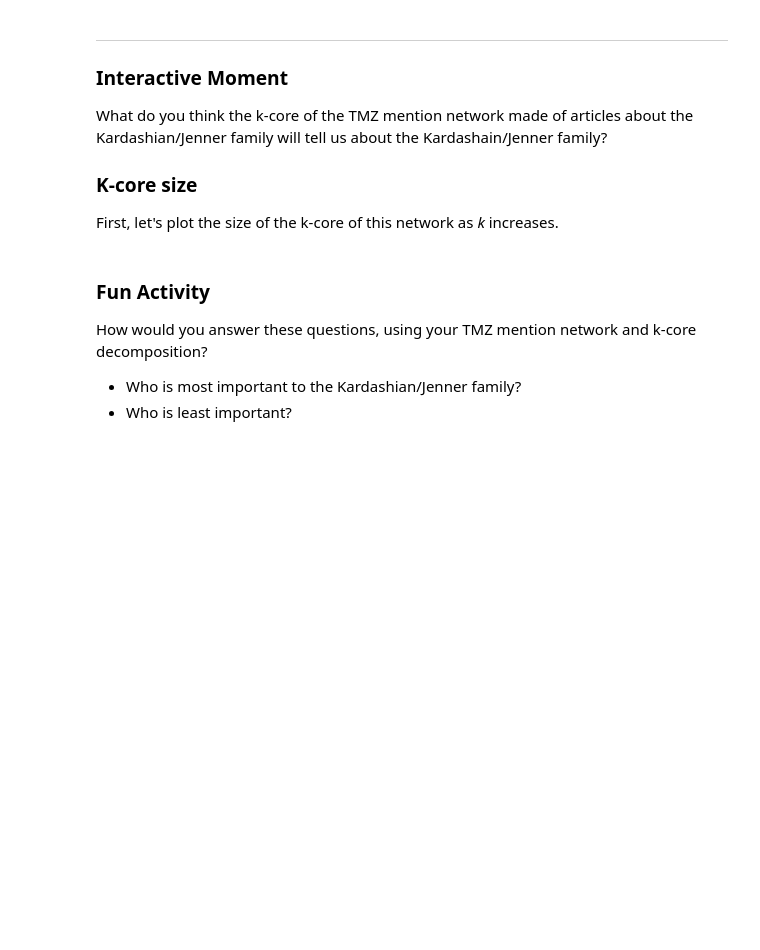
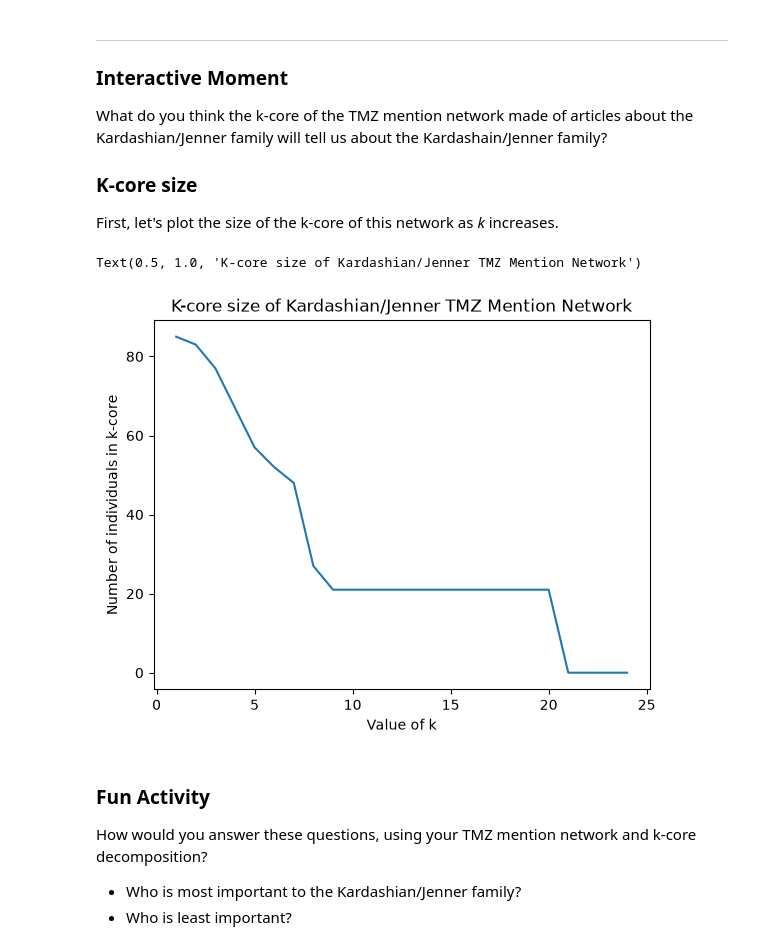
Before and after one commit to 14arjunk/CNET5051, a Jupyter notebook: class_06_scraping2_my_work.ipynb, the cells around one changed output. Saved outputs shown, nothing was run; the diff lists cells and outputs as text; code cells hidden in the pictures; blank space fills up the shorter version.

```diff
--- a/class_06_scraping2_my_work.ipynb
+++ b/class_06_scraping2_my_work.ipynb
@@ -364,13 +364,16 @@ First, let's plot the size of the k-core of this network as *k* increases.
 # %%
 %matplotlib inline
 import matplotlib.pyplot as plt
 n_in_k_core = []
-for k in range(1, 10):
+for k in range(1, 25):
     n_in_k_core.append(len(nx.k_core(unweighted_g, k)))
-plt.plot([k for k in range(1, 10)], n_in_k_core)
+plt.plot([k for k in range(1, 25)], n_in_k_core)
 plt.xlabel('Value of k')
 plt.ylabel('Number of individuals in k-core')
 plt.title('K-core size of Kardashian/Jenner TMZ Mention Network')
+# %% [output]
+Text(0.5, 1.0, 'K-core size of Kardashian/Jenner TMZ Mention Network')
+[figure, added]
 # %% [markdown]
 ### Fun Activity
 How would you answer these questions, using your TMZ mention network and k-core decomposition?
```
Also changed, not shown: parts of 5 cells of this notebook, 1 other file.
